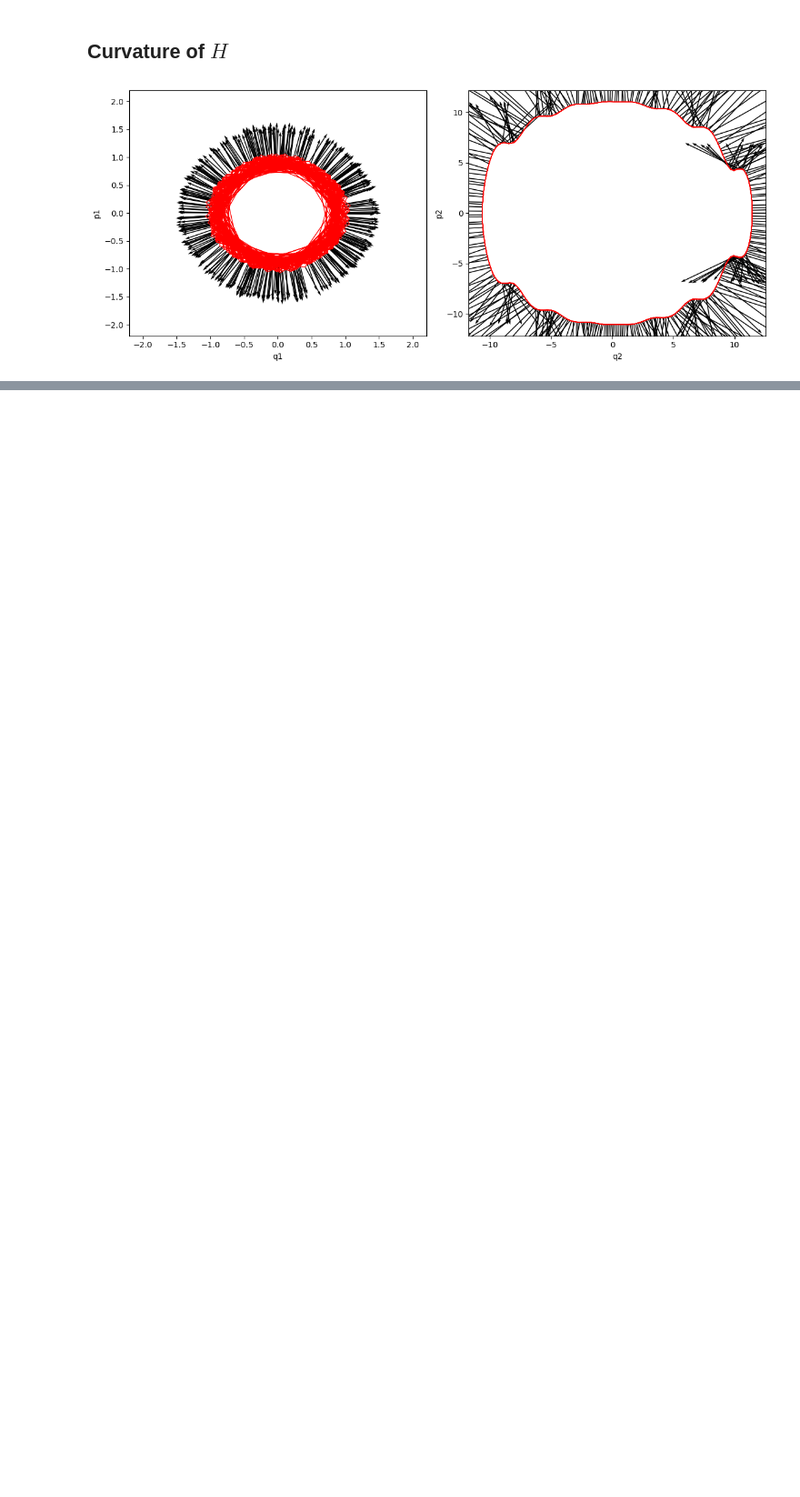
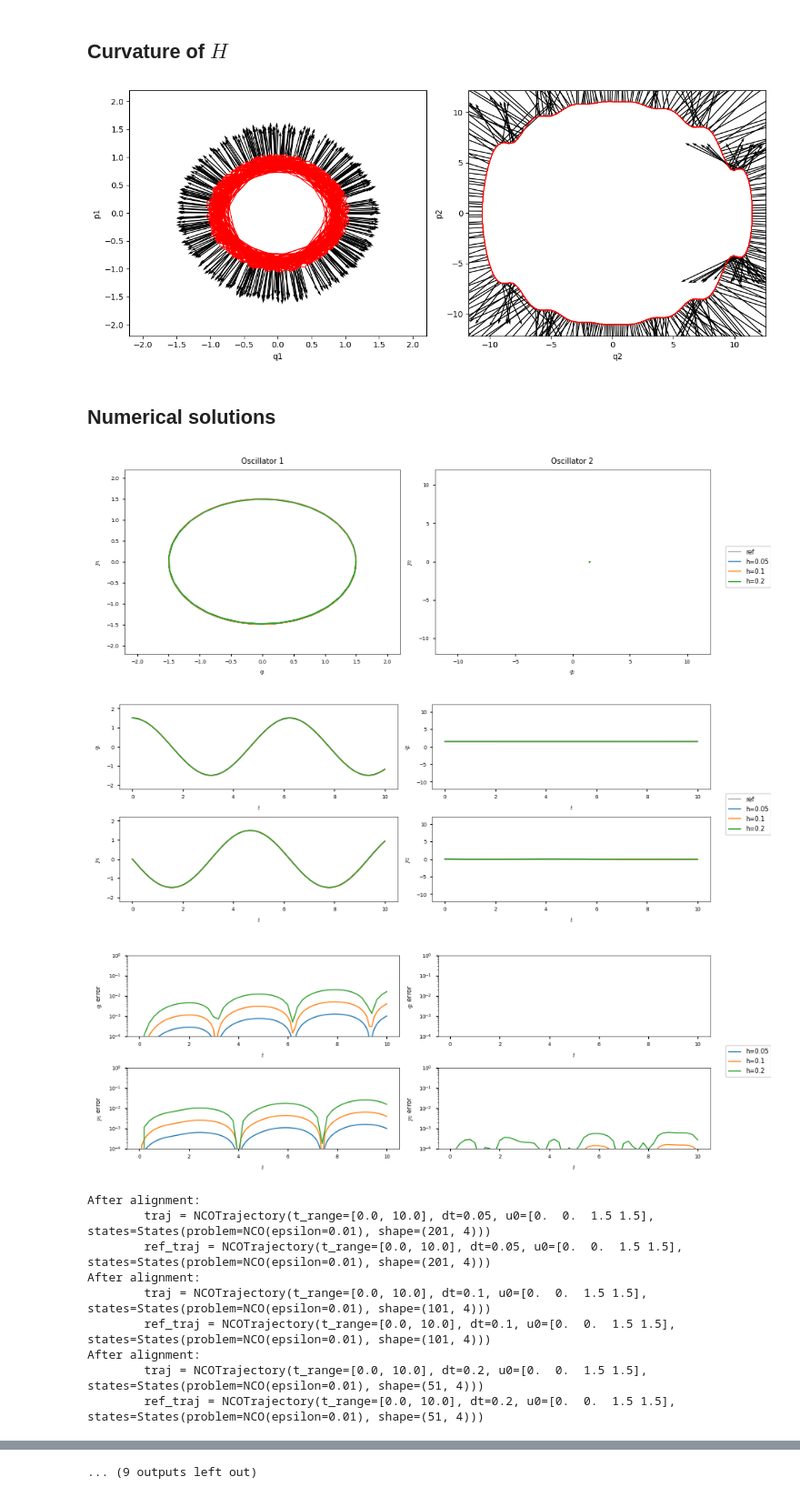
Before and after one commit to fr0420/learnsolnmap, a Jupyter notebook: notebooks/nco_ref.ipynb, the cells around one changed output, grey strips where cells are left out. Shown at 91% size. Drawn from its saved outputs; the diff is of its cells as text; code cells hidden in the pictures; blank space fills up the shorter version.

```diff
--- a/notebooks/nco_ref.ipynb
+++ b/notebooks/nco_ref.ipynb
@@ -514,3 +674,5 @@ plt.tight_layout()
 plt.show()
 # %% [output]
 [figure]
+# %% [markdown]
+## Numerical solutions
@@ -516,0 +706,62 @@ plt.show()
+# %%
+traj_indices = [1, 12, 11]
+method = "VelocityVerlet"
+# h_list = [0.025, 0.05, 0.1, 0.2, 0.4, 0.8]
+h_list = [0.05, 0.1, 0.2]
+T_end = 10
+
+ref_trajs = [Trajectory.load_from_file(REF_TRAJ_FILEPATHS[idx], REF_TRAJ_DT) for idx in traj_indices]
+u0 = torch.tensor(np.array([traj.states.u[0] for traj in ref_trajs]))
+results = []
+for h in h_list:
+    simulated_trajs = run_simulations(u0, method, h, int(T_end / h))
+    results.append(simulated_trajs)
+# %%
+for traj_idx in [1, 12, 11]:
+    t_range = (0, 10)
+    idx = traj_indices.index(traj_idx)
+    trajs = [ref_trajs[idx].select_between(*t_range)] + [simulated_trajs[idx].select_between(*t_range) for simulated_trajs in results]
+    legend_labels = ["ref"] + [f"h={h}" for h in h_list]
+
+    # phase_space_axis_lims = [[(-2.2, 2.2), (-2.2, 2.2)], [(-1, 1.6), (-1.6, 1.6)]]
+    phase_space_axis_lims = [[(-2.2, 2.2), (-2.2, 2.2)], [(-12, 12), (-12, 12)]]
+    plot_phase_space(trajs, axis_lims=phase_space_axis_lims,
+                        legend_labels=legend_labels, show_legend=True)
+
+    q1_lim, p1_lim = phase_space_axis_lims[0]
+    q2_lim, p2_lim = phase_space_axis_lims[1]
+    plot_pq_vs_t(trajs, ylims=[q1_lim, q2_lim, p1_lim, p2_lim],
+                    legend_labels=legend_labels, show_legend=True)
+    plot_pq_errors(trajs[1:], trajs[0], ylims=[(1e-4, 1e-1), (1e-5, 1e-1), (1e-4, 1e-1), (1e-5, 1e-1)],
+                   legend_labels=legend_labels[1:], show_legend=True)
+    plot_errors(trajs[1:], trajs[0], legend_labels=legend_labels[1:], show_legend=True)
+
+    error_names = ["osc1_rel_traj_err", "osc2_rel_traj_err", "rel_traj_err", "rel_H_err"]
+    final_errors = {error_name: [] for error_name in error_names}
+    for traj, h in zip(trajs[1:], h_list):
+        tt, errors = Trajectory.compare(traj, trajs[0])
+        print(f"h={h}:")
+        for error_name in error_names:
+            print(f"\t{error_name}={errors[error_name][-1]}")
+            final_errors[error_name].append(errors[error_name][-1])
+
+    fig, ax = plt.subplots(1, 1, figsize=(4, 3), layout='constrained')
+    for error_name in error_names:
+        ax.loglog(h_list, final_errors[error_name], 'o-', label=error_name)
+    plt.xlabel('$h$')
+    plt.ylabel('Error')
+    plt.legend()
+    plt.show()
+# %% [output]
+[figure, added]
+[figure, added]
+[figure, added]
+After alignment:
+        traj = NCOTrajectory(t_range=[0.0, 10.0], dt=0.05, u0=[0.  0.  1.5 1.5], states=States(problem=NCO(epsilon=0.01), shape=(201, 4)))
+        ref_traj = NCOTrajectory(t_range=[0.0, 10.0], dt=0.05, u0=[0.  0.  1.5 1.5], states=States(problem=NCO(epsilon=0.01), shape=(201, 4)))
+After alignment:
+        traj = NCOTrajectory(t_range=[0.0, 10.0], dt=0.1, u0=[0.  0.  1.5 1.5], states=States(problem=NCO(epsilon=0.01), shape=(101, 4)))
+        ref_traj = NCOTrajectory(t_range=[0.0, 10.0], dt=0.1, u0=[0.  0.  1.5 1.5], states=States(problem=NCO(epsilon=0.01), shape=(101, 4)))
+After alignment:
+        traj = NCOTrajectory(t_range=[0.0, 10.0], dt=0.2, u0=[0.  0.  1.5 1.5], states=States(problem=NCO(epsilon=0.01), shape=(51, 4)))
+        ref_traj = NCOTrajectory(t_range=[0.0, 10.0], dt=0.2, u0=[0.  0.  1.5 1.5], states=States(problem=NCO(epsilon=0.01), shape=(51, 4)))
@@ -516,0 +800 @@ plt.show()
+... (9 outputs left out)
```
Also changed, not shown: parts of 11 cells of this notebook, 20 other files.
